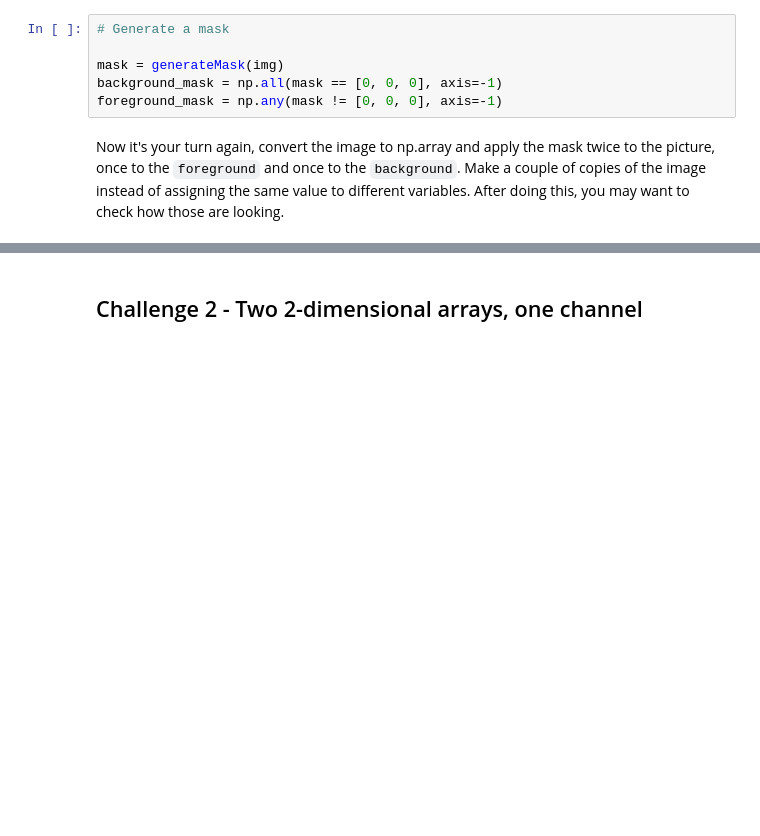
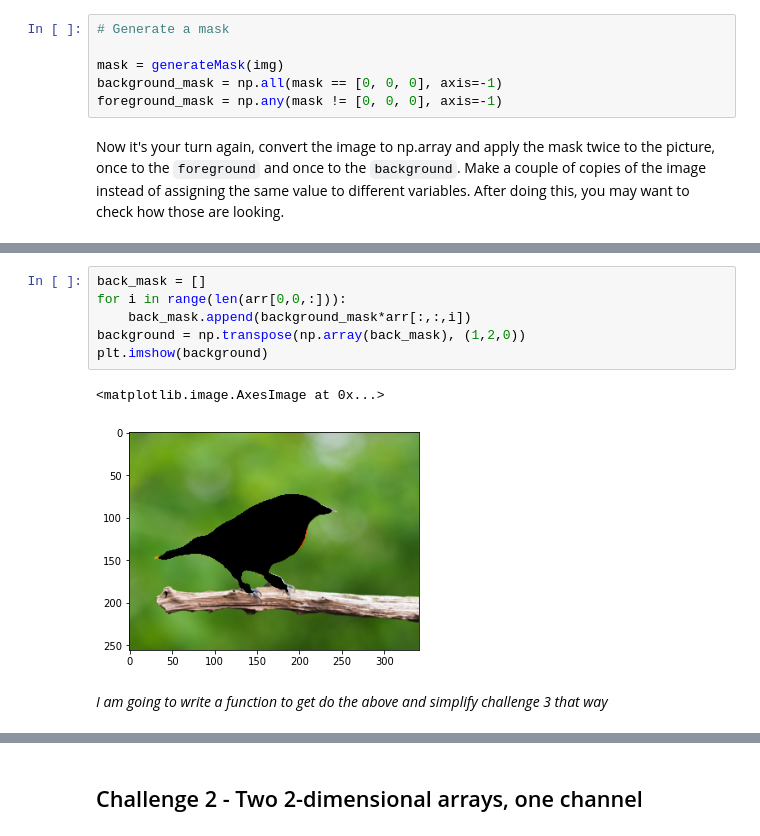
Before and after one commit to DavidCarricondo/lab-image-segmentation, a Jupyter notebook: main.ipynb, the cells around one changed output, grey strips where cells are left out. Saved outputs shown, nothing was run; the diff lists cells and outputs as text; blank space fills up the shorter version.

```diff
--- a/main.ipynb
+++ b/main.ipynb
@@ -95,0 +104,11 @@ plt.imshow(background)
+# %%
+back_mask = []
+for i in range(len(arr[0,0,:])):
+    back_mask.append(background_mask*arr[:,:,i])
+background = np.transpose(np.array(back_mask), (1,2,0))
+plt.imshow(background)
+# %% [output]
+<matplotlib.image.AxesImage at 0x...>
+[figure, added]
+# %% [markdown]
+*I am going to write a function to get do the above and simplify challenge 3 that way*
```
Also changed, not shown: parts of 23 cells of this notebook.
